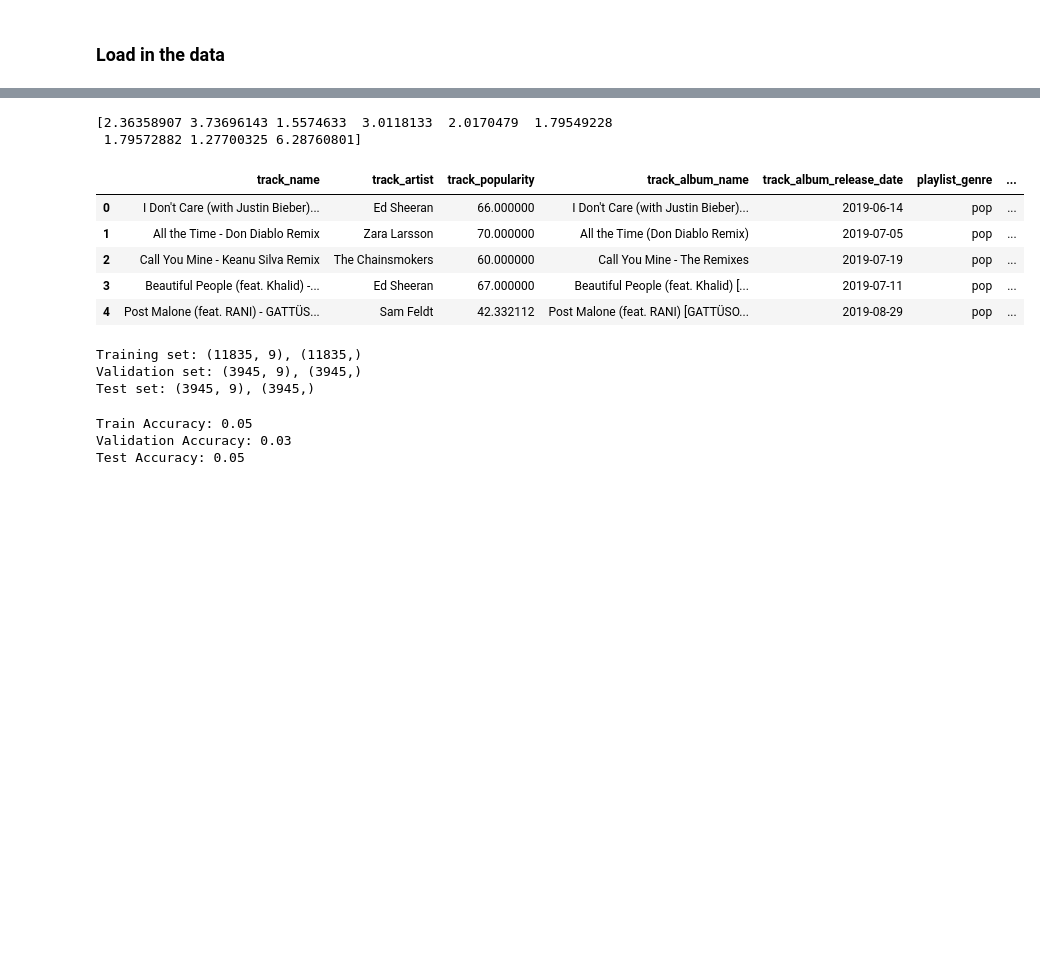
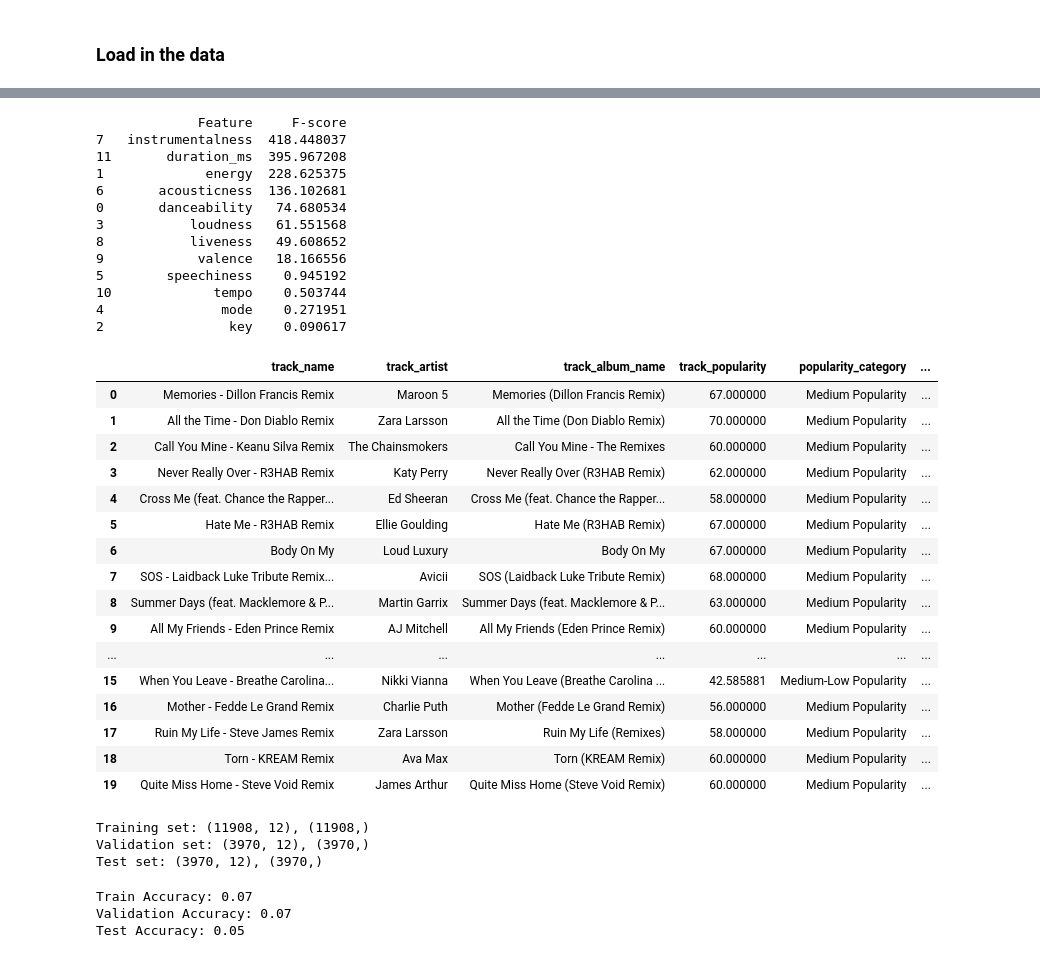
Before and after one commit to IlianCoding/SpotifyAIModel, a Jupyter notebook: featureSelection.ipynb, the cells around one changed output, grey strips where cells are left out. Drawn from its saved outputs; the diff is of its cells as text; code cells hidden in the pictures; blank space fills up the shorter version.

Commit message:
feature selection pakt nu de features met de hoogste F-score en validation moet nog aangepast worden

```diff
--- a/featureSelection.ipynb
+++ b/featureSelection.ipynb
@@ -18,38 +19,69 @@ data.head()
 # %%
 from sklearn.feature_selection import f_classif, SelectKBest, f_regression
 
 # Create a copy of your DataFrame
 # data_copy = data.copy()
-
+#
 # # Replace all categorical columns with categorical codes
 # for col in data_copy.select_dtypes(include='category').columns:
 #     data_copy[col] = data_copy[col].cat.codes
 
-# X = data[['danceability', 'energy', 'tempo', 'loudness', 'speechiness', 'liveness', 'valence']]  # Feature set
-X = data.drop(columns=['track_popularity']).select_dtypes(include=[np.number, 'category'])  # Feature set
+X = data.drop(columns=['track_popularity']).select_dtypes(include=np.number)  # Feature set
 y = data['track_popularity']  # Target
+# y = data['popularity_category']  # Target
 
 # Apply the F-test
-selector = SelectKBest(f_classif, k='all')
+selector = SelectKBest(f_regression, k='all') # f_regression for continuous target, f_classif for categorical target
 X_new = selector.fit_transform(X, y)
-new_indices = selector.get_support(indices=True)
 
-best_features_df = data.iloc[:, new_indices]
+# new_indices = selector.get_support(indices=True)
+# best_features_df = data.iloc[:, new_indices]
 
 # Get the scores
 f_scores = selector.scores_
-print(f_scores)
 
-best_features_df.head()
+# list the f-score of each feature and sort them from high to low
+feature_scores = pd.DataFrame({'Feature': X.columns, 'F-score': f_scores})
+feature_scores = feature_scores.sort_values(by='F-score', ascending=False)
+top_features = feature_scores.head(9)['Feature'].tolist()
+
+# Step 4: Drop columns that are not in the top 9 from data_copy
+data_best_features = data[['track_name', 'track_artist', 'track_album_name', 'track_popularity', 'popularity_category', 'track_album_release_date', 'playlist_genre'] + top_features]
+
+print(feature_scores)
+
+data_best_features.head(20)
 # %% [output]
-[2.36358907 3.73696143 1.5574633  3.0118133  2.0170479  1.79549228
- 1.79572882 1.27700325 6.28760801]
+             Feature     F-score
+7   instrumentalness  418.448037
+11       duration_ms  395.967208
+1             energy  228.625375
+6       acousticness  136.102681
+0       danceability   74.680534
+3           loudness   61.551568
+8           liveness   49.608652
+9            valence   18.166556
+5        speechiness    0.945192
+10             tempo    0.503744
+4               mode    0.271951
+2                key    0.090617
-|  | track_name | track_artist | track_popularity | track_album_name | track_album_release_date | playlist_genre | ... |
-| 0 | I Don't Care (with Justin Bieber)... | Ed Sheeran | 66.000000 | I Don't Care (with Justin Bieber)... | 2019-06-14 | pop | ... |
-| 1 | All the Time - Don Diablo Remix | Zara Larsson | 70.000000 | All the Time (Don Diablo Remix) | 2019-07-05 | pop | ... |
-| 2 | Call You Mine - Keanu Silva Remix | The Chainsmokers | 60.000000 | Call You Mine - The Remixes | 2019-07-19 | pop | ... |
-| 3 | Beautiful People (feat. Khalid) -... | Ed Sheeran | 67.000000 | Beautiful People (feat. Khalid) [... | 2019-07-11 | pop | ... |
-| 4 | Post Malone (feat. RANI) - GATTÜS... | Sam Feldt | 42.332112 | Post Malone (feat. RANI) [GATTÜSO... | 2019-08-29 | pop | ... |
+|  | track_name | track_artist | track_album_name | track_popularity | popularity_category | ... |
+| 0 | Memories - Dillon Francis Remix | Maroon 5 | Memories (Dillon Francis Remix) | 67.000000 | Medium Popularity | ... |
+| 1 | All the Time - Don Diablo Remix | Zara Larsson | All the Time (Don Diablo Remix) | 70.000000 | Medium Popularity | ... |
+| 2 | Call You Mine - Keanu Silva Remix | The Chainsmokers | Call You Mine - The Remixes | 60.000000 | Medium Popularity | ... |
+| 3 | Never Really Over - R3HAB Remix | Katy Perry | Never Really Over (R3HAB Remix) | 62.000000 | Medium Popularity | ... |
+| 4 | Cross Me (feat. Chance the Rapper... | Ed Sheeran | Cross Me (feat. Chance the Rapper... | 58.000000 | Medium Popularity | ... |
+| 5 | Hate Me - R3HAB Remix | Ellie Goulding | Hate Me (R3HAB Remix) | 67.000000 | Medium Popularity | ... |
+| 6 | Body On My | Loud Luxury | Body On My | 67.000000 | Medium Popularity | ... |
+| 7 | SOS - Laidback Luke Tribute Remix... | Avicii | SOS (Laidback Luke Tribute Remix) | 68.000000 | Medium Popularity | ... |
+| 8 | Summer Days (feat. Macklemore & P... | Martin Garrix | Summer Days (feat. Macklemore & P... | 63.000000 | Medium Popularity | ... |
+| 9 | All My Friends - Eden Prince Remix | AJ Mitchell | All My Friends (Eden Prince Remix) | 60.000000 | Medium Popularity | ... |
+| ... | ... | ... | ... | ... | ... | ... |
+| 15 | When You Leave - Breathe Carolina... | Nikki Vianna | When You Leave (Breathe Carolina ... | 42.585881 | Medium-Low Popularity | ... |
+| 16 | Mother - Fedde Le Grand Remix | Charlie Puth | Mother (Fedde Le Grand Remix) | 56.000000 | Medium Popularity | ... |
+| 17 | Ruin My Life - Steve James Remix | Zara Larsson | Ruin My Life (Remixes) | 58.000000 | Medium Popularity | ... |
+| 18 | Torn - KREAM Remix | Ava Max | Torn (KREAM Remix) | 60.000000 | Medium Popularity | ... |
+| 19 | Quite Miss Home - Steve Void Remix | James Arthur | Quite Miss Home (Steve Void Remix) | 60.000000 | Medium Popularity | ... |
 # %%
 from sklearn.model_selection import train_test_split
 
@@ -61,9 +93,9 @@ print(f'Training set: {X_train.shape}, {y_train.shape}')
 print(f'Validation set: {X_val.shape}, {y_val.shape}')
 print(f'Test set: {X_test.shape}, {y_test.shape}')
 # %% [output]
-Training set: (11835, 9), (11835,)
-Validation set: (3945, 9), (3945,)
-Test set: (3945, 9), (3945,)
+Training set: (11908, 12), (11908,)
+Validation set: (3970, 12), (3970,)
+Test set: (3970, 12), (3970,)
 # %%
 # Example model training (Linear Regression for continuous target)
 from sklearn.linear_model import LinearRegression
@@ -80,6 +112,6 @@ print(f'Train Accuracy: {train_accuracy:.2f}')
 print(f'Validation Accuracy: {val_accuracy:.2f}')
 print(f'Test Accuracy: {test_accuracy:.2f}')
 # %% [output]
-Train Accuracy: 0.05
-Validation Accuracy: 0.03
+Train Accuracy: 0.07
+Validation Accuracy: 0.07
 Test Accuracy: 0.05
```
Also changed, not shown: parts of 2 cells of this notebook, 3 other files.
